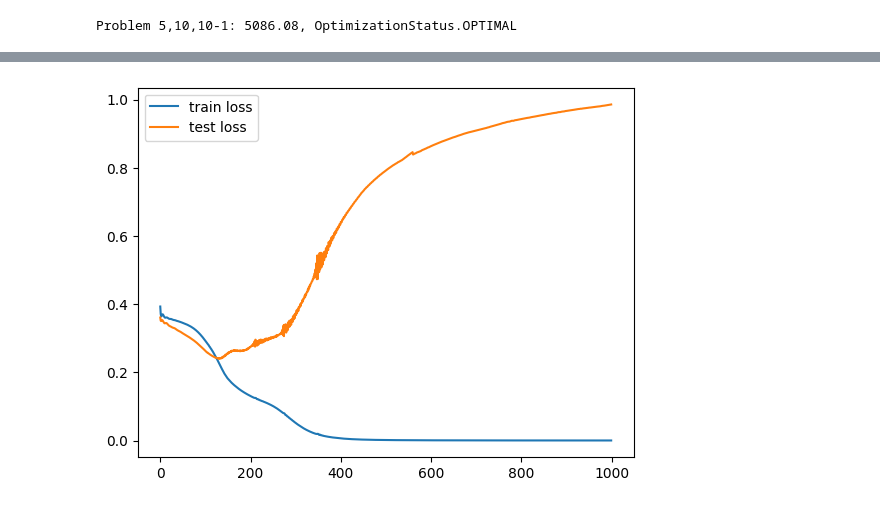
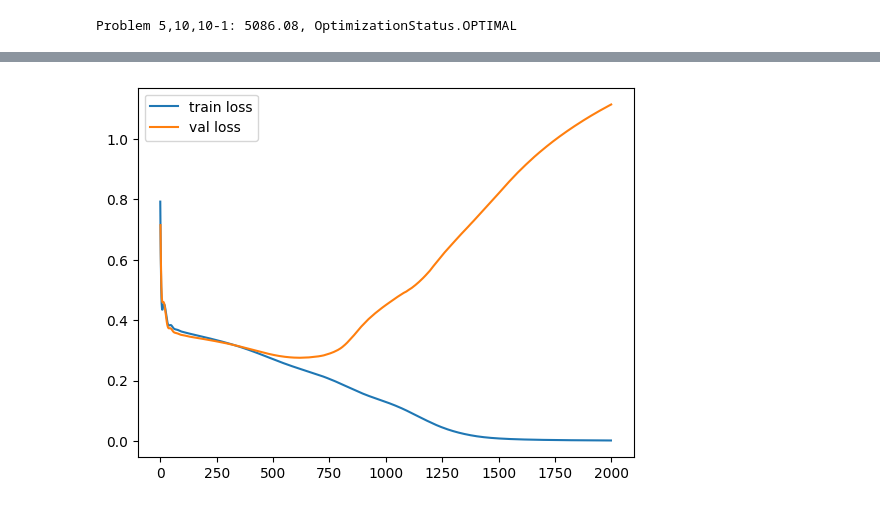
Before and after one commit to airi-industrial-ai/gnn-cloud-manufacturing, a Jupyter notebook: notebooks/test_gnn.ipynb, the cells around one changed output, grey strips where cells are left out. Cells and saved outputs as stored; diff of their text form; code cells hidden in the pictures.

Commit message:
add lightning

```diff
--- a/notebooks/test_gnn.ipynb
+++ b/notebooks/test_gnn.ipynb
@@ -76,7 +120,8 @@ for i in trange(1000):
 # %%
-plt.plot(train_loss, label='train loss')
-plt.plot(test_loss, label='test loss')
+metrics = pd.read_csv(f'lightning_logs/version_{trainer.logger.version}/metrics.csv')
+plt.plot(metrics.train_loss.dropna(), label='train loss')
+plt.plot(metrics.val_loss.dropna(), label='val loss')
 plt.legend()
 plt.show()
 # %% [output]
-[figure, old version]
+[figure, new version]
```
Also changed, not shown: parts of 17 cells of this notebook, 7 other files.
